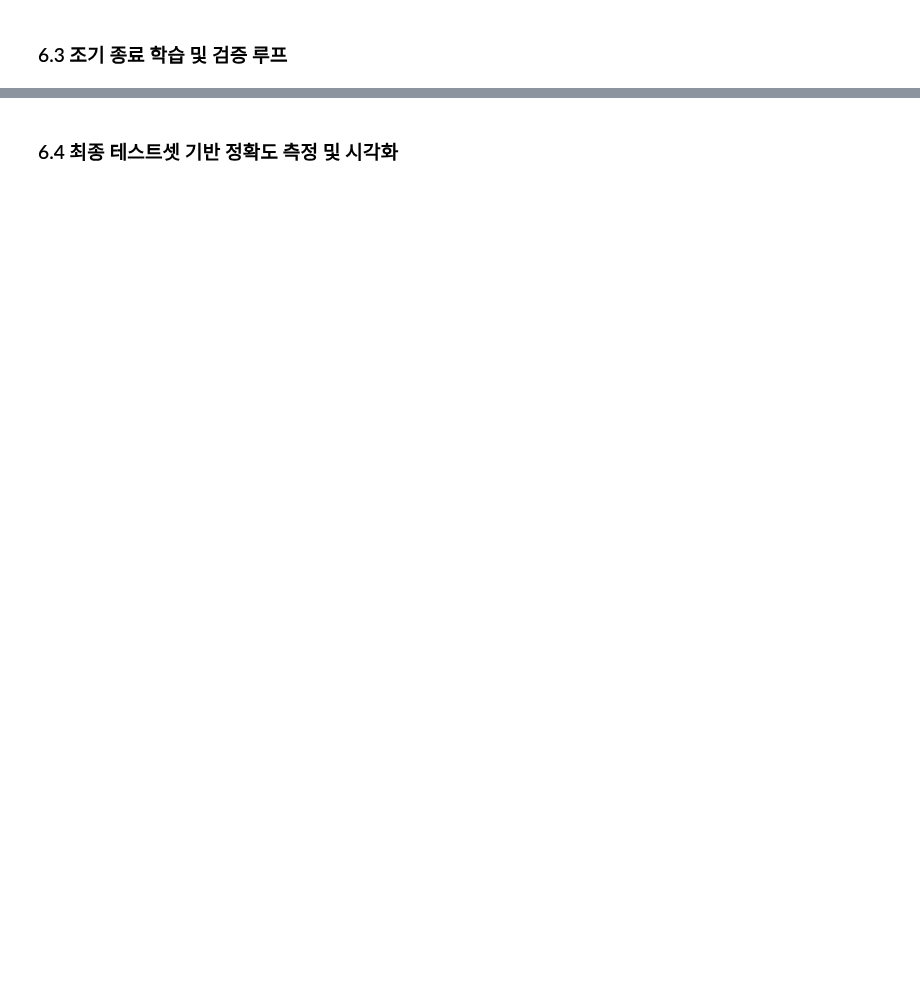
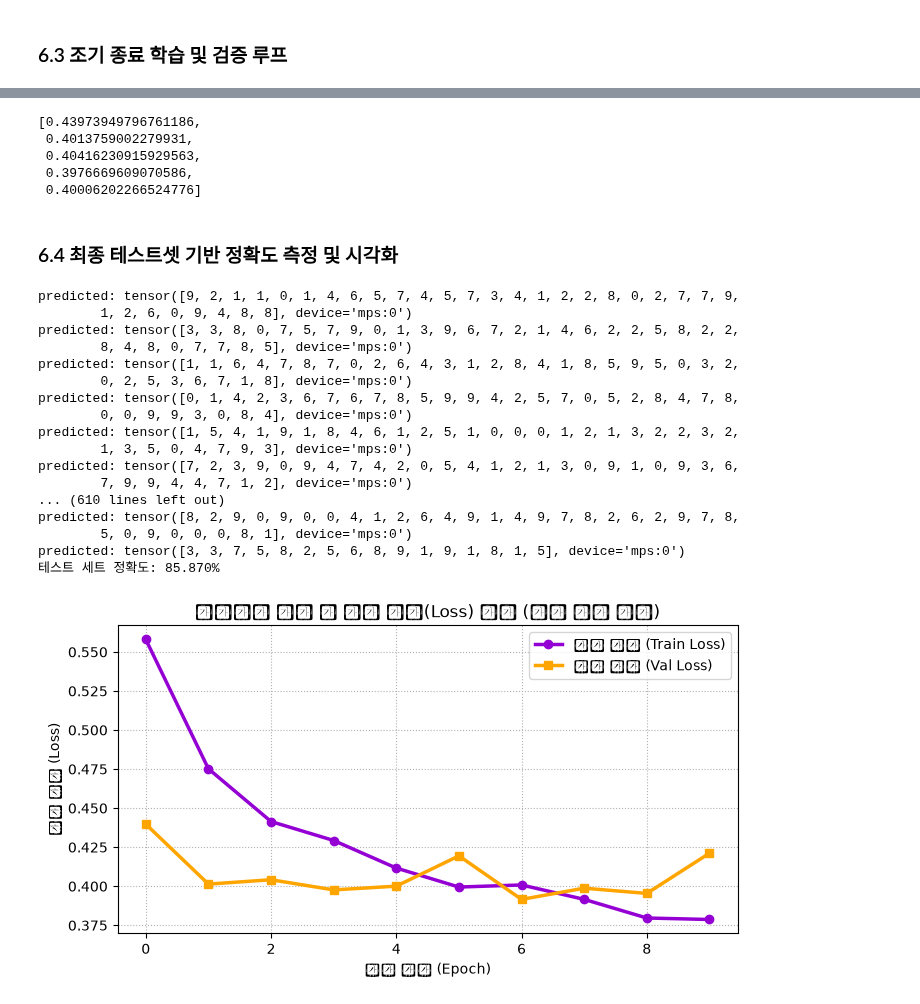
Before and after one commit to mjlee0914/ax_study, a Jupyter notebook: 04_MACHINE_LEARNING/src/04_machine_learning/chapter04/01.ipynb, the cells around one changed output, grey strips where cells are left out. Saved outputs shown, nothing was run; the diff lists cells and outputs as text; code cells hidden in the pictures; blank space fills up the shorter version.

```diff
--- a/04_MACHINE_LEARNING/src/04_machine_learning/chapter04/01.ipynb
+++ b/04_MACHINE_LEARNING/src/04_machine_learning/chapter04/01.ipynb
@@ -13,2 +168,9 @@ Fashion MNIST 데이터 불러오기
 # %% [markdown]
 모델 인스턴스 생성 및 연산 디바이스(GPU/MPS/CPU)로 할당
+# %%
+# model instance 생성
+model = AdvancedFashionClassifier().to(device) #to(device) 로 model도 계산할 수 있게 넘김
+
+total_params= sum(p.numel() for p in model.parameters() if p.requires_grad) #?????????
+
+print(f"학습 가능한 모델 파라미터 총 개수: {total_params:,}개")
@@ -18,2 +181,10 @@ Fashion MNIST 데이터 불러오기
+# %%
+# 손실함수
+criterion = nn.CrossEntropyLoss() #기본 sparse하게 정의됨
+
+# 옵티마이저
+optimizer = optim.Adam(model.parameters(), lr=0.005) #애매할때 Adam 쓰기, lr(learning rate)
+
+#손실함수와 옵티마이저 항상 필수로 설정
 # %% [markdown]
 ### 6.3 조기 종료 학습 및 검증 루프
@@ -20,2 +285,65 @@ Fashion MNIST 데이터 불러오기
+# %%
+val_losses[:5]
+# %% [output]
+[0.43973949796761186,
+ 0.4013759002279931,
+ 0.40416230915929563,
+ 0.3976669609070586,
+ 0.40006202266524776]
 # %% [markdown]
 ### 6.4 최종 테스트셋 기반 정확도 측정 및 시각화
+# %%
+# 가장 좋은 가중치의 모델을 불러오기
+model.load_state_dict(torch.load("best_fashion_model.pth"))
+model.to(device)
+
+# 테스트 셋으로 열기
+model.eval()
+correct = 0
+total = 0
+
+with torch.no_grad():
+    for images, labels in test_loader:
+        images = images.to(device)
+        labels = labels.to(device)
+
+        outputs = model(images)
+        _, predicted = torch.max(outputs.data, 1) # True, False
+        print("predicted:", predicted)
+        total += labels.size(0)
+        correct += (predicted == labels).sum().item()
+
+test_accuracy = correct / total * 100
+print(f"테스트 세트 정확도: {test_accuracy:.3f}%")
+
+
+
+# 3. 에포크별 훈련 및 검증 손실 곡선 시각화
+plt.figure(figsize=(8, 4))
+plt.plot(train_losses, marker='o', color='darkviolet', linewidth=2.5, label='훈련 손실 (Train Loss)')
+plt.plot(val_losses, marker='s', color='orange', linewidth=2.5, label='검증 손실 (Val Loss)')
+plt.title("에포크별 훈련 및 검증 손실(Loss) 추이 (조기 종료 적용)")
+plt.xlabel("학습 횟수 (Epoch)")
+plt.ylabel("손실 크기 (Loss)")
+plt.legend()
+plt.grid(True, linestyle=':')
+plt.show()
+# %% [output]
+predicted: tensor([9, 2, 1, 1, 0, 1, 4, 6, 5, 7, 4, 5, 7, 3, 4, 1, 2, 2, 8, 0, 2, 7, 7, 9,
+        1, 2, 6, 0, 9, 4, 8, 8], device='mps:0')
+predicted: tensor([3, 3, 8, 0, 7, 5, 7, 9, 0, 1, 3, 9, 6, 7, 2, 1, 4, 6, 2, 2, 5, 8, 2, 2,
+        8, 4, 8, 0, 7, 7, 8, 5], device='mps:0')
+predicted: tensor([1, 1, 6, 4, 7, 8, 7, 0, 2, 6, 4, 3, 1, 2, 8, 4, 1, 8, 5, 9, 5, 0, 3, 2,
+        0, 2, 5, 3, 6, 7, 1, 8], device='mps:0')
+predicted: tensor([0, 1, 4, 2, 3, 6, 7, 6, 7, 8, 5, 9, 9, 4, 2, 5, 7, 0, 5, 2, 8, 4, 7, 8,
+        0, 0, 9, 9, 3, 0, 8, 4], device='mps:0')
+predicted: tensor([1, 5, 4, 1, 9, 1, 8, 4, 6, 1, 2, 5, 1, 0, 0, 0, 1, 2, 1, 3, 2, 2, 3, 2,
+        1, 3, 5, 0, 4, 7, 9, 3], device='mps:0')
+predicted: tensor([7, 2, 3, 9, 0, 9, 4, 7, 4, 2, 0, 5, 4, 1, 2, 1, 3, 0, 9, 1, 0, 9, 3, 6,
+        7, 9, 9, 4, 4, 7, 1, 2], device='mps:0')
+... (610 lines left out)
+predicted: tensor([8, 2, 9, 0, 9, 0, 0, 4, 1, 2, 6, 4, 9, 1, 4, 9, 7, 8, 2, 6, 2, 9, 7, 8,
+        5, 0, 9, 0, 0, 0, 8, 1], device='mps:0')
+predicted: tensor([3, 3, 7, 5, 8, 2, 5, 6, 8, 9, 1, 9, 1, 8, 1, 5], device='mps:0')
+테스트 세트 정확도: 85.870%
+[figure, added]
```
Also changed, not shown: parts of 13 cells of this notebook.
